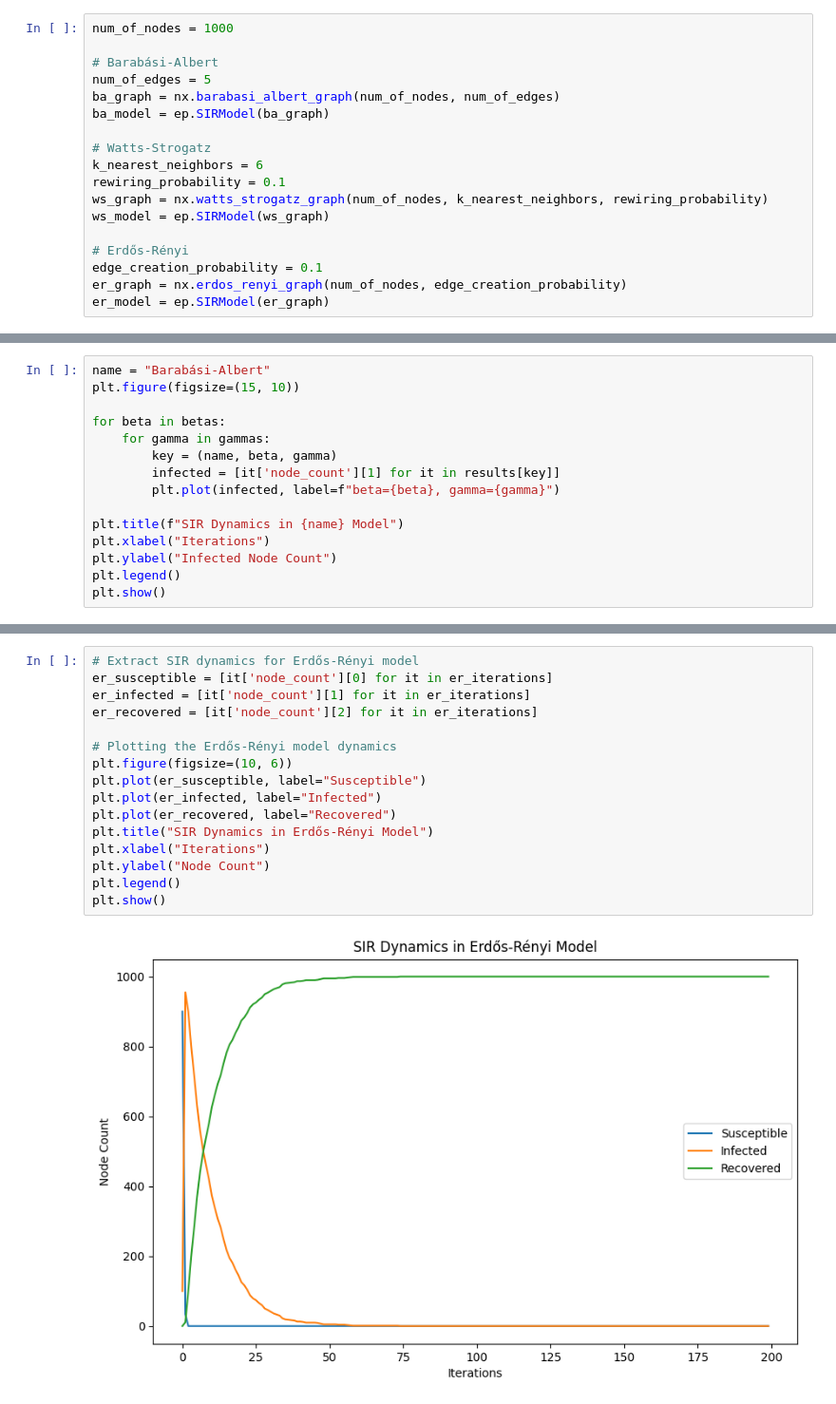
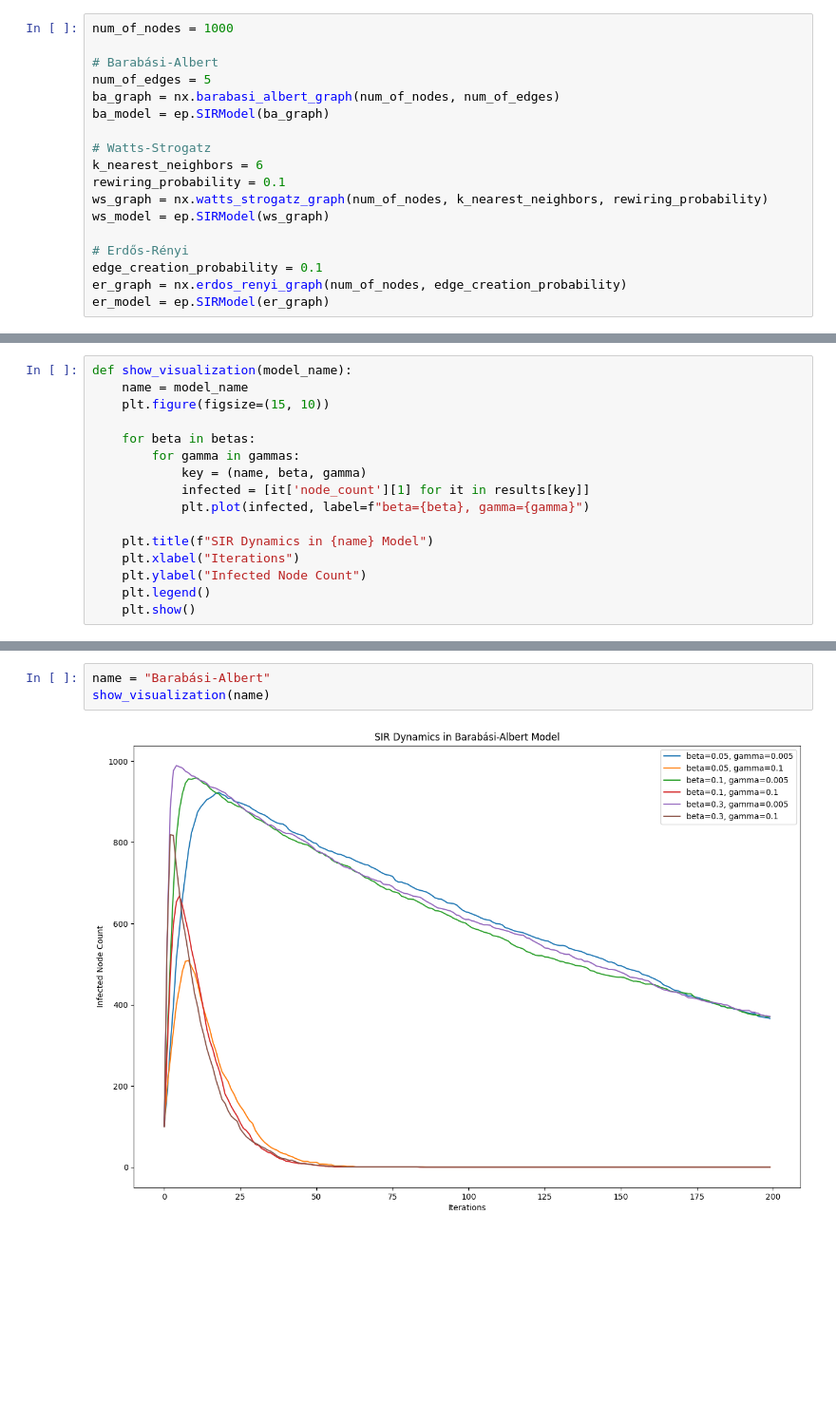
Before and after one commit to nabilasiregar/EpiModel, a Jupyter notebook: problem_2/spatial_models.ipynb, the cells around one changed output, grey strips where cells are left out. Shown at 95% size. Drawn from its saved outputs; the diff is of its cells as text; blank space fills up the shorter version.

```diff
--- a/problem_2/spatial_models.ipynb
+++ b/problem_2/spatial_models.ipynb
@@ -44,17 +44,18 @@ for beta in betas:
             key = (name, beta, gamma)
             results[key] = iterations
 # %%
-name = "Barabási-Albert"
-plt.figure(figsize=(15, 10))
+def show_visualization(model_name):
+    name = model_name
+    plt.figure(figsize=(15, 10))
 
-for beta in betas:
-    for gamma in gammas:
-        key = (name, beta, gamma)
-        infected = [it['node_count'][1] for it in results[key]]
-        plt.plot(infected, label=f"beta={beta}, gamma={gamma}")
+    for beta in betas:
+        for gamma in gammas:
+            key = (name, beta, gamma)
+            infected = [it['node_count'][1] for it in results[key]]
+            plt.plot(infected, label=f"beta={beta}, gamma={gamma}")
 
-plt.title(f"SIR Dynamics in {name} Model")
-plt.xlabel("Iterations")
-plt.ylabel("Infected Node Count")
-plt.legend()
-plt.show()
+    plt.title(f"SIR Dynamics in {name} Model")
+    plt.xlabel("Iterations")
+    plt.ylabel("Infected Node Count")
+    plt.legend()
+    plt.show()
@@ -81,18 +62,5 @@ plt.show()
-# %%
-# Extract SIR dynamics for Erdős-Rényi model
-er_susceptible = [it['node_count'][0] for it in er_iterations]
-er_infected = [it['node_count'][1] for it in er_iterations]
-er_recovered = [it['node_count'][2] for it in er_iterations]
-
-# Plotting the Erdős-Rényi model dynamics
-plt.figure(figsize=(10, 6))
-plt.plot(er_susceptible, label="Susceptible")
-plt.plot(er_infected, label="Infected")
-plt.plot(er_recovered, label="Recovered")
-plt.title("SIR Dynamics in Erdős-Rényi Model")
-plt.xlabel("Iterations")
-plt.ylabel("Node Count")
-plt.legend()
-plt.show()
-# %% [output]
-[figure, removed]
+# %%
+name = "Barabási-Albert"
+show_visualization(name)
+# %% [output]
+[figure, added]
```
Also changed, not shown: parts of 5 cells of this notebook.
